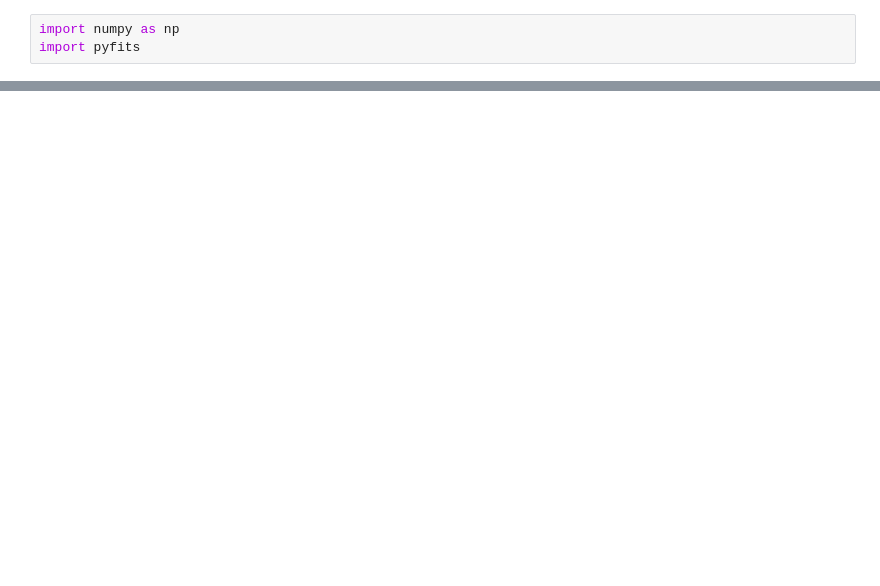
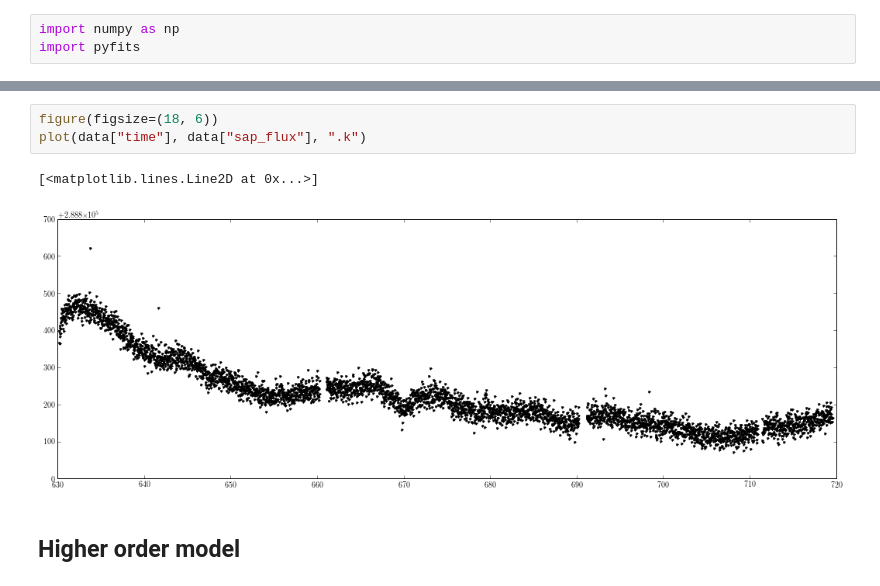
Before and after one commit to exosamsi/detrending, a Jupyter notebook: poscorr/poscorr.ipynb, the cells around one changed output, grey strips where cells are left out. Cells and saved outputs as stored; diff of their text form; blank space fills up the shorter version.

```diff
--- a/poscorr/poscorr.ipynb
+++ b/poscorr/poscorr.ipynb
@@ -48,0 +60,8 @@ plot(data["time"][mask], b - np.dot(A, a), ".")
+# %%
+figure(figsize=(18, 6))
+plot(data["time"], data["sap_flux"], ".k")
+# %% [output]
+[<matplotlib.lines.Line2D at 0x...>]
+[figure, added]
+# %% [markdown]
+## Higher order model
```
Also changed, not shown: parts of 15 cells of this notebook.
